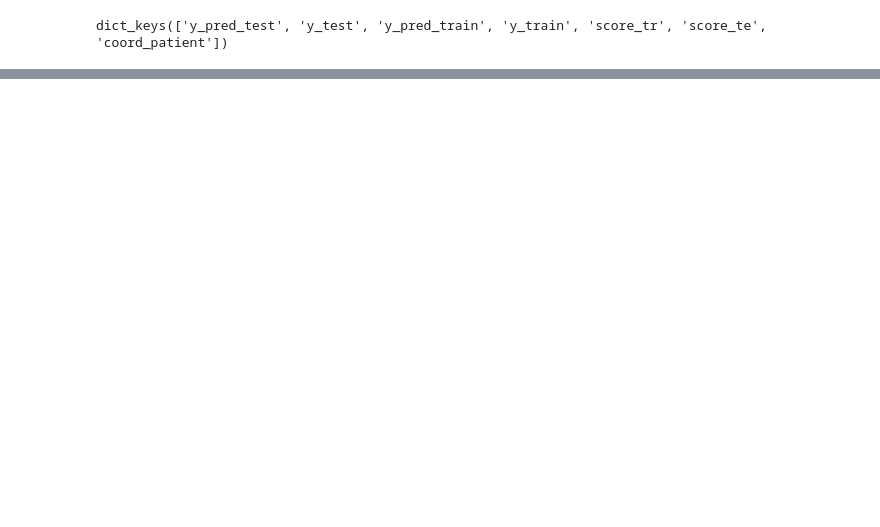
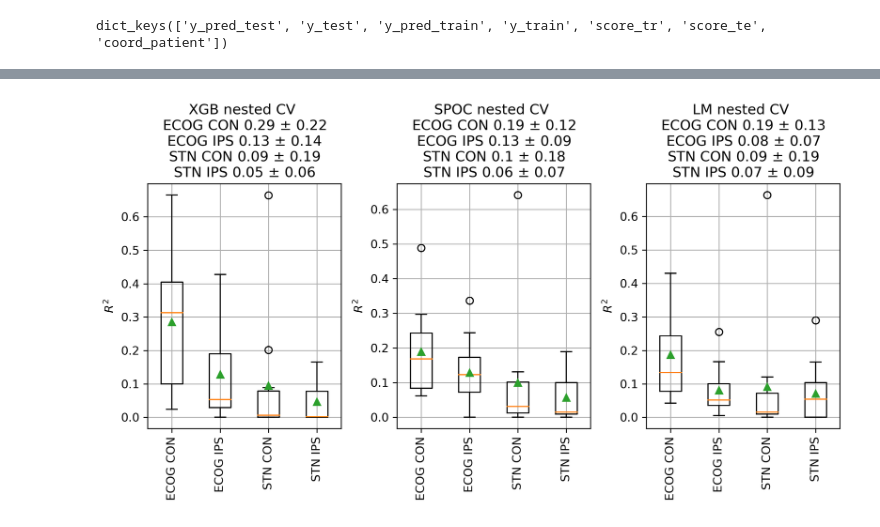
Before and after one commit to neuromodulation/icn, a Jupyter notebook: ECOG_vs_STN/Res_XGB_nested_CV.ipynb, the cells around one changed output, grey strips where cells are left out. Cells and saved outputs as stored; diff of their text form; code cells hidden in the pictures; blank space fills up the shorter version.

```diff
--- a/ECOG_vs_STN/Res_XGB_nested_CV.ipynb
+++ b/ECOG_vs_STN/Res_XGB_nested_CV.ipynb
@@ -149,0 +138,3 @@ for loc in ["ECOG", "STN"]:
+# %%
+loc="ECOG";sub="000";lat="CON"
+files = [f for f in res_files if (sub in f) and (loc in f)]
@@ -149,0 +149,2 @@ for loc in ["ECOG", "STN"]:
+# %%
+file = files[1]
@@ -187,0 +221,17 @@ STN IPS 0.03 $\pm$ 0.04
+# %%
+PATH_ = "C:\\Users\\ICN_admin\\Dropbox (Brain Modulation Lab)\\Shared Lab Folders\\CRCNS\\MOVEMENT DATA\\ECoG_STN\\LM_Out\\"
+res_files = os.listdir(PATH_)
+res_LM_best_tr = []; # ECOG CON, ECOG IPS; STN CON, STN IPS
+for loc in ["ECOG", "STN"]:
+    for lat in ["CON", "IPS"]:
+        patients_ = []
+        for sub in subjects:
+            files = [f for f in res_files if (sub in f) and (loc in f)]
+            tr_ = []; te_ = []
+            for file_idx, file in enumerate(files): # Sess right or left
+                print(file)
+                tr_.append(np.load(os.path.join(PATH_, file), allow_pickle=True).tolist()["score_tr"][lat])
+                te_.append(np.load(os.path.join(PATH_, file), allow_pickle=True).tolist()["score_te"][lat])
+
+            patients_.append(np.concatenate(te_).ravel()[np.argmax(np.concatenate(tr_).ravel())])
+        res_LM_best_tr.append(patients_)
@@ -187,0 +300,25 @@ STN IPS 0.03 $\pm$ 0.04
+# %%
+plt.figure(figsize=(9,5) ,dpi=300)
+plt.subplot(131)
+plt.boxplot(res_XGB_best_tr, showmeans=True)
+plt.xticks([1,2, 3,4], ['ECOG CON', 'ECOG IPS', 'STN CON', 'STN IPS'], rotation=90)
+plt.ylabel(r'$R^2$')
+plt.title('XGB nested CV '+get_str_title(res_XGB_best_tr))
+plt.grid(True)
+plt.subplot(132)
+plt.boxplot(res_SPOC_best_tr, showmeans=True)
+plt.xticks([1,2, 3,4], ['ECOG CON', 'ECOG IPS', 'STN CON', 'STN IPS'], rotation=90)
+plt.ylabel(r'$R^2$')
+plt.title('SPOC nested CV '+get_str_title(res_SPOC_best_tr))
+plt.grid(True)
+
+plt.subplot(133)
+plt.boxplot(res_LM_best_tr, showmeans=True)
+plt.xticks([1,2, 3,4], ['ECOG CON', 'ECOG IPS', 'STN CON', 'STN IPS'], rotation=90)
+plt.ylabel(r'$R^2$')
+plt.title('LM nested CV '+get_str_title(res_LM_best_tr))
+plt.grid(True)
+plt.tight_layout()
+plt.show()
+# %% [output]
+[figure, added]
```
Also changed, not shown: parts of 16 cells of this notebook.
